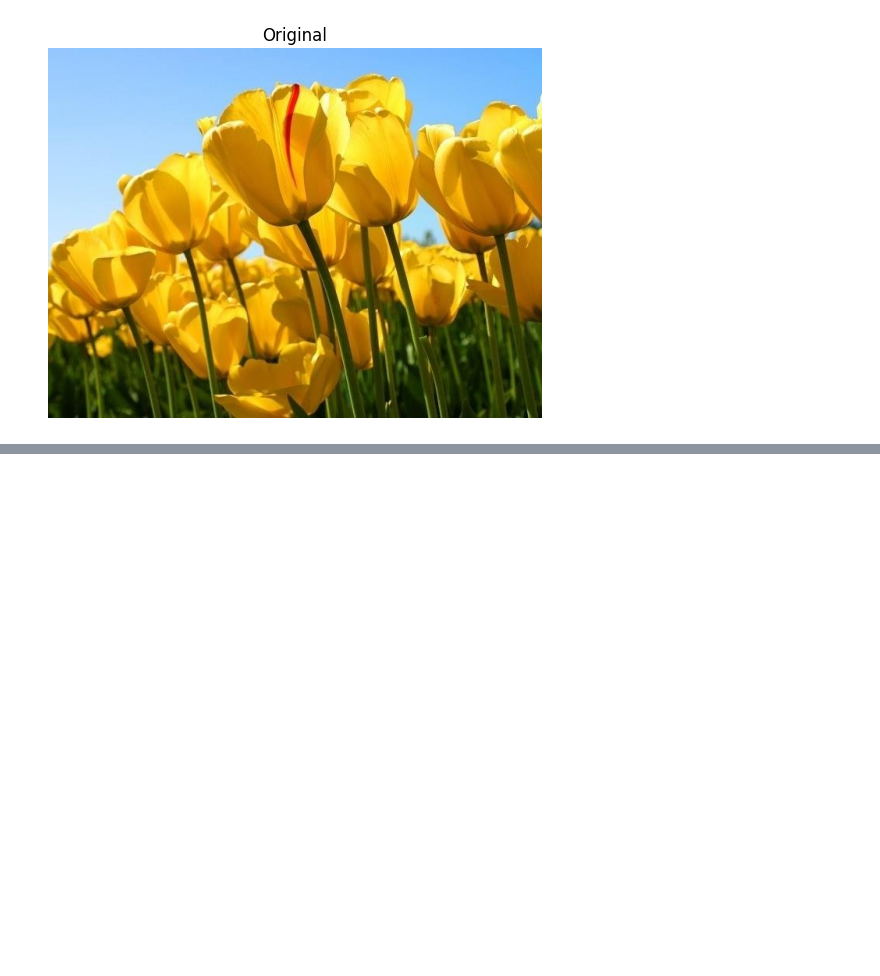
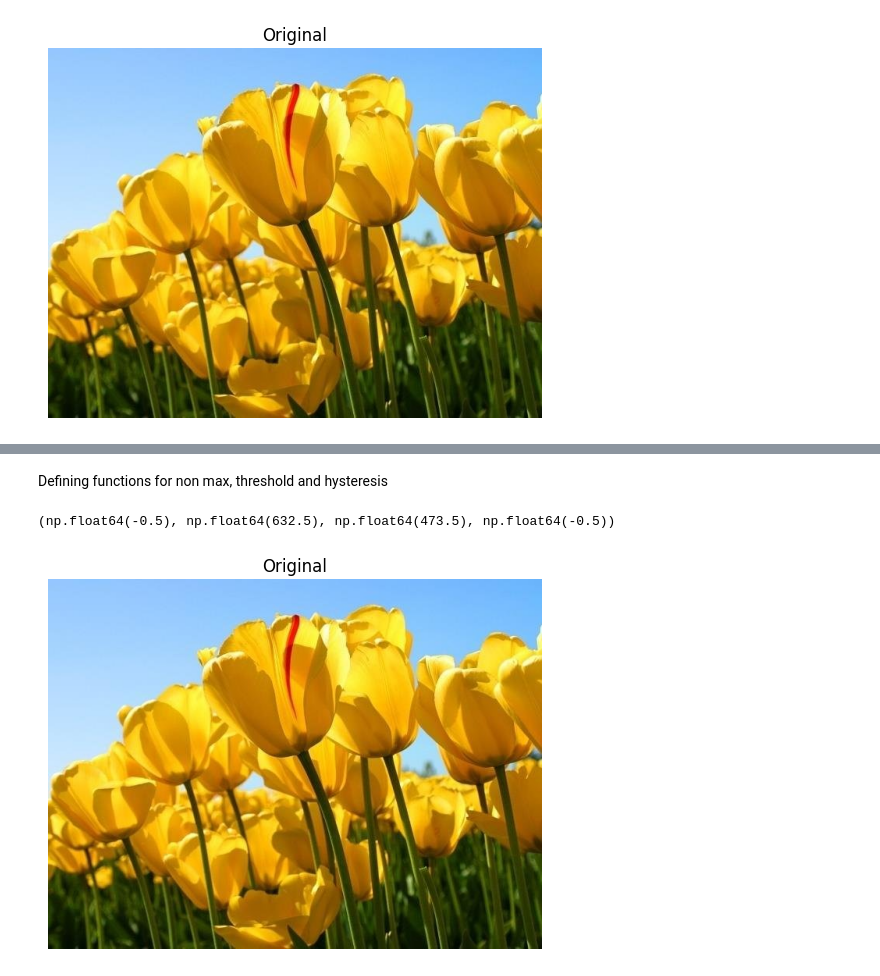
Before and after one commit to Harsheeee/brain-spy, a Jupyter notebook: week1/task1.ipynb, the cells around one changed output, grey strips where cells are left out. Cells and saved outputs as stored; diff of their text form; code cells hidden in the pictures; blank space fills up the shorter version.

```diff
--- a/week1/task1.ipynb
+++ b/week1/task1.ipynb
@@ -89,0 +142,2 @@ plt.axis('off')
+# %% [markdown]
+Defining functions for non max, threshold and hysteresis
@@ -89,0 +213,7 @@ plt.axis('off')
+# %%
+plt.title('Original')
+plt.imshow(cv2.cvtColor(img, cv2.COLOR_BGR2RGB), cmap='gray')
+plt.axis('off')
+# %% [output]
+(np.float64(-0.5), np.float64(632.5), np.float64(473.5), np.float64(-0.5))
+[figure, added]
```
Also changed, not shown: parts of 24 cells of this notebook.
